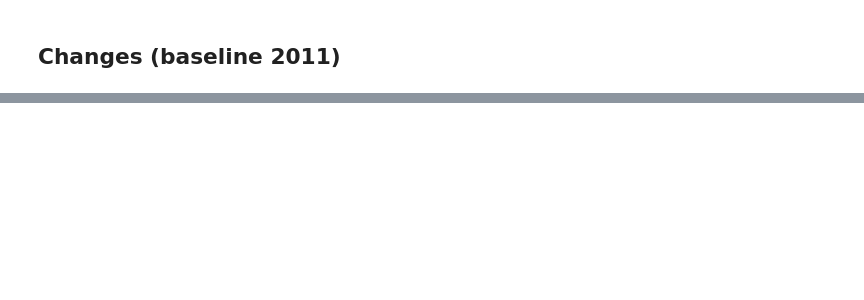
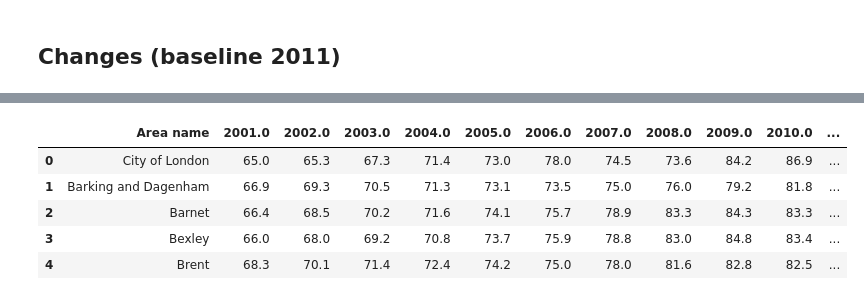
Before and after one commit to Ad1thya-R/data-food-drink, a Jupyter notebook: notebooks/Restaurants.ipynb, the cells around one changed output, grey strips where cells are left out. Cells and saved outputs as stored; diff of their text form; code cells hidden in the pictures; blank space fills up the shorter version.

```diff
--- a/notebooks/Restaurants.ipynb
+++ b/notebooks/Restaurants.ipynb
@@ -266,0 +267,11 @@ plt.show()
+# %%
+# load population data
+population = pd.read_csv("../data/population.csv")
+population.head()
+# %% [output]
+|  | Area name | 2001.0 | 2002.0 | 2003.0 | 2004.0 | 2005.0 | 2006.0 | 2007.0 | 2008.0 | 2009.0 | 2010.0 | ... |
+| 0 | City of London | 65.0 | 65.3 | 67.3 | 71.4 | 73.0 | 78.0 | 74.5 | 73.6 | 84.2 | 86.9 | ... |
+| 1 | Barking and Dagenham | 66.9 | 69.3 | 70.5 | 71.3 | 73.1 | 73.5 | 75.0 | 76.0 | 79.2 | 81.8 | ... |
+| 2 | Barnet | 66.4 | 68.5 | 70.2 | 71.6 | 74.1 | 75.7 | 78.9 | 83.3 | 84.3 | 83.3 | ... |
+| 3 | Bexley | 66.0 | 68.0 | 69.2 | 70.8 | 73.7 | 75.9 | 78.8 | 83.0 | 84.8 | 83.4 | ... |
+| 4 | Brent | 68.3 | 70.1 | 71.4 | 72.4 | 74.2 | 75.0 | 78.0 | 81.6 | 82.8 | 82.5 | ... |
```
Also changed, not shown: parts of 23 cells of this notebook, 17 other files.
